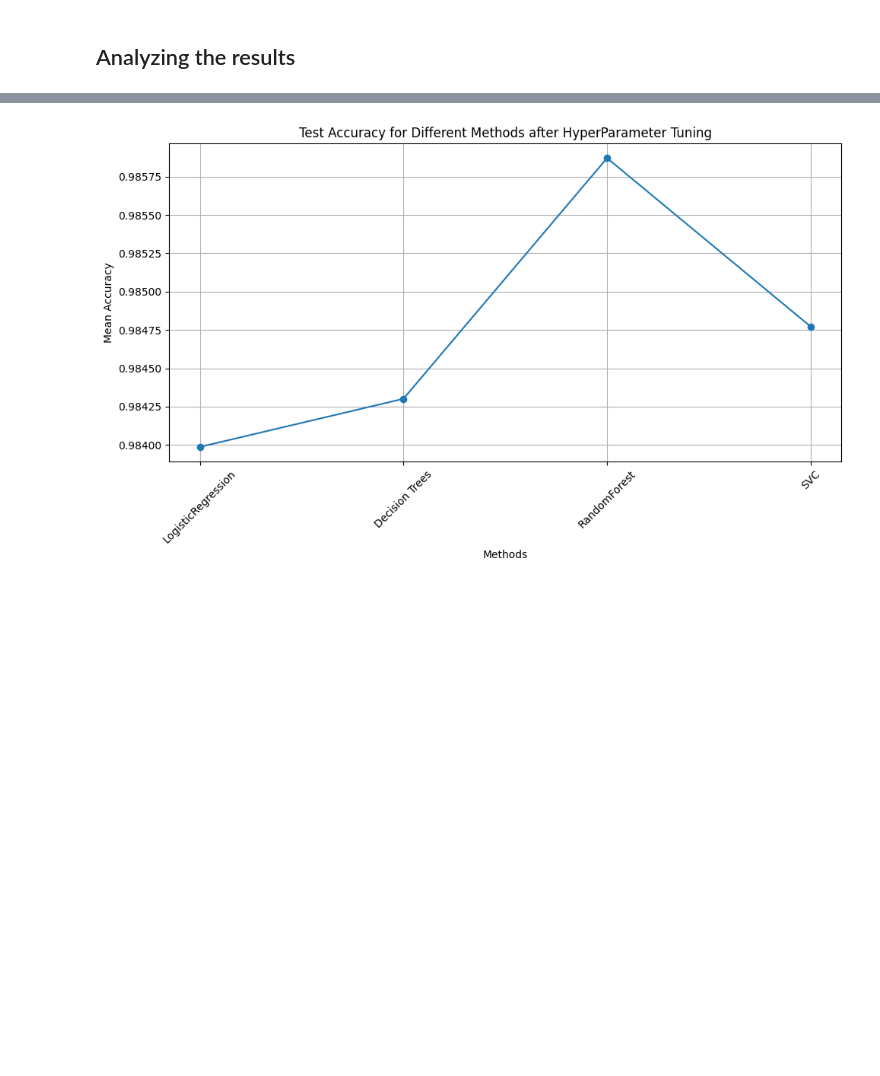
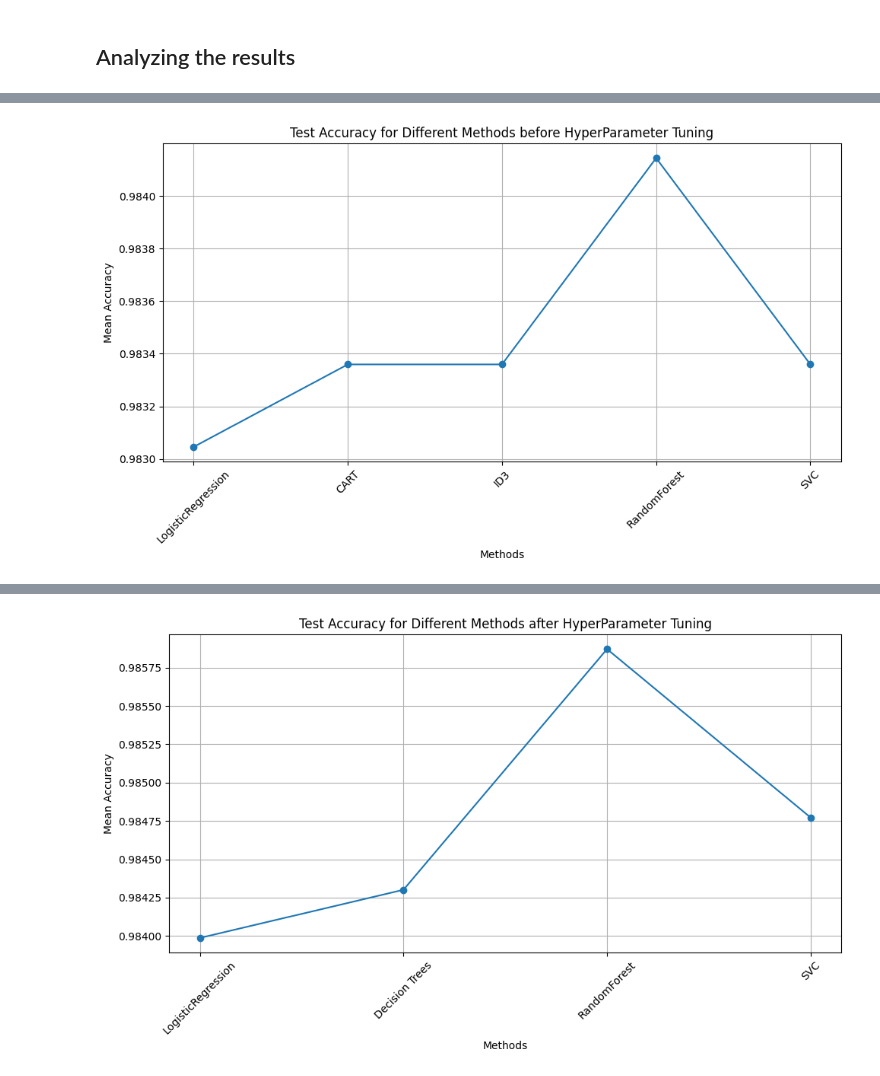
Before and after one commit to Nishtha077/Accelerometer-Gyrometer-Activity-Classification, a Jupyter notebook: accelerometer_gyro_mobile_phone.ipynb, the cells around one changed output, grey strips where cells are left out. Cells and saved outputs as stored; diff of their text form; code cells hidden in the pictures; blank space fills up the shorter version.

```diff
--- a/accelerometer_gyro_mobile_phone.ipynb
+++ b/accelerometer_gyro_mobile_phone.ipynb
@@ -589,0 +633,4 @@ plt.show()
+# %%
+plot([test_lr, test_cart, test_id3, test_rf, test_svc], 'Test Accuracy for Different Methods before HyperParameter Tuning')
+# %% [output]
+[figure, added]
```
Also changed, not shown: parts of 37 cells of this notebook.
